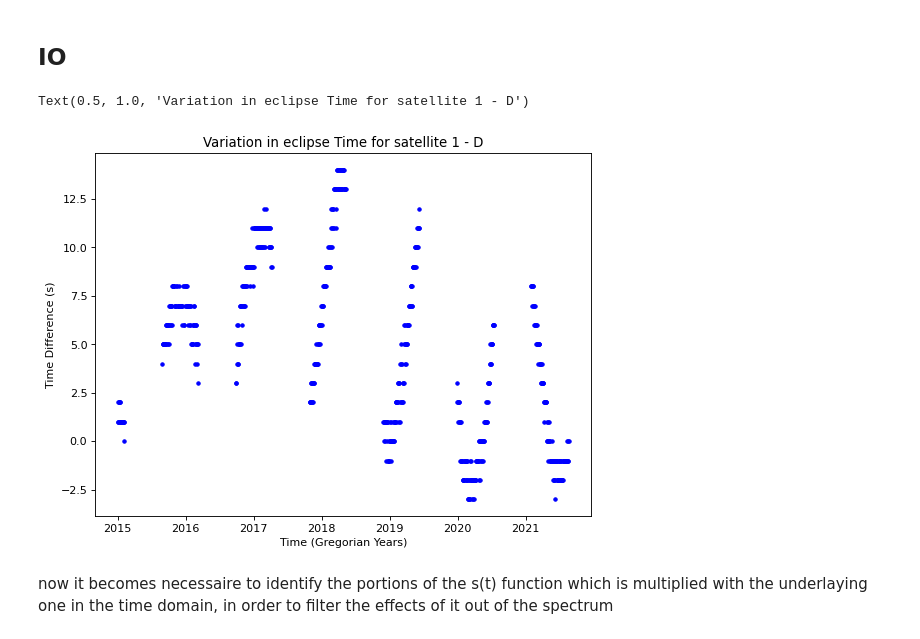
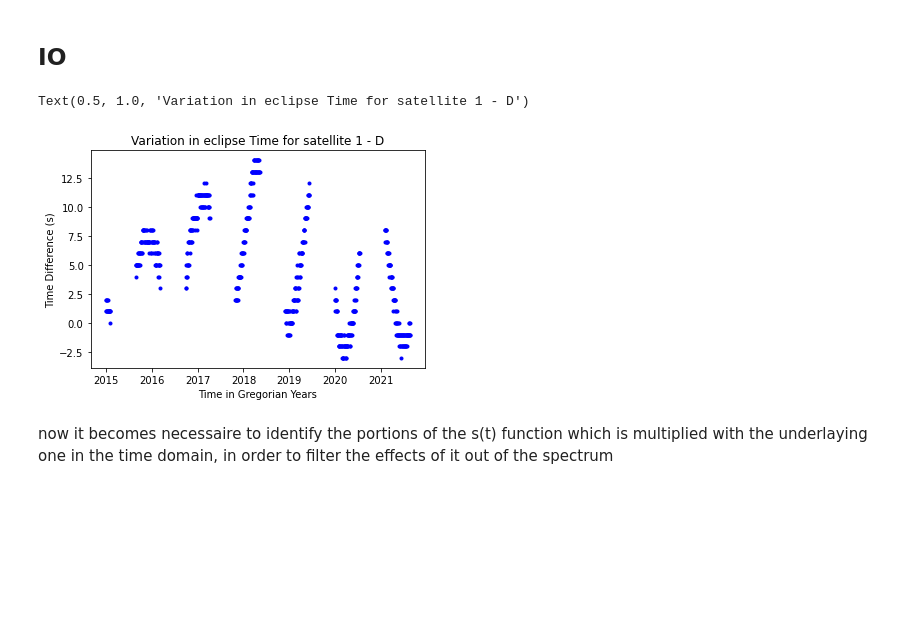
Before and after one commit to vittorioserra/jupiter_moons, a Jupyter notebook: pymeeus-master/analyzeEvent/Fourier-Analysis-of-error.ipynb, the cells around one changed output. Drawn from its saved outputs; the diff is of its cells as text; code cells hidden in the pictures; blank space fills up the shorter version.

```diff
--- a/pymeeus-master/analyzeEvent/Fourier-Analysis-of-error.ipynb
+++ b/pymeeus-master/analyzeEvent/Fourier-Analysis-of-error.ipynb
@@ -103,19 +101,19 @@ df = pd.read_sql_query(sql_cmd, cnx)
 # %%
 df_EC_INT_IO_INT= df[((df.Satellite == 1)&(df.Type1 == 'EC')&(df.Type2 == 'D')&(df.Type3 == 'INT'))]
 
 df_EC_INT_IO_INT= df_EC_INT_IO_INT[[ 'DateTimeEventTT','deltaTime']]
 
-figure(figsize=(8, 6), dpi=80)
+figure()
 
 dates_int = matplotlib.dates.date2num(df_EC_INT_IO_INT['DateTimeEventTT'].to_numpy())
 matplotlib.pyplot.plot_date(dates_int, df_EC_INT_IO_INT['deltaTime'].to_numpy(), 'b.')
 
 plt.ylabel('Time Difference (s)')
-plt.xlabel('Time (Gregorian Years)')
+plt.xlabel('Time in Gregorian Years')
 plt.title('Variation in eclipse Time for satellite 1 - D')
 # %% [output]
 Text(0.5, 1.0, 'Variation in eclipse Time for satellite 1 - D')
-[figure, old version]
+[figure, new version]
 # %% [markdown]
 now it becomes necessaire to identify the portions of the s(t) function which is multiplied with the underlaying one in the time domain, in order to filter the effects of it out of the spectrum
 # %%
```
Also changed, not shown: parts of 49 cells of this notebook, 18 other files.
